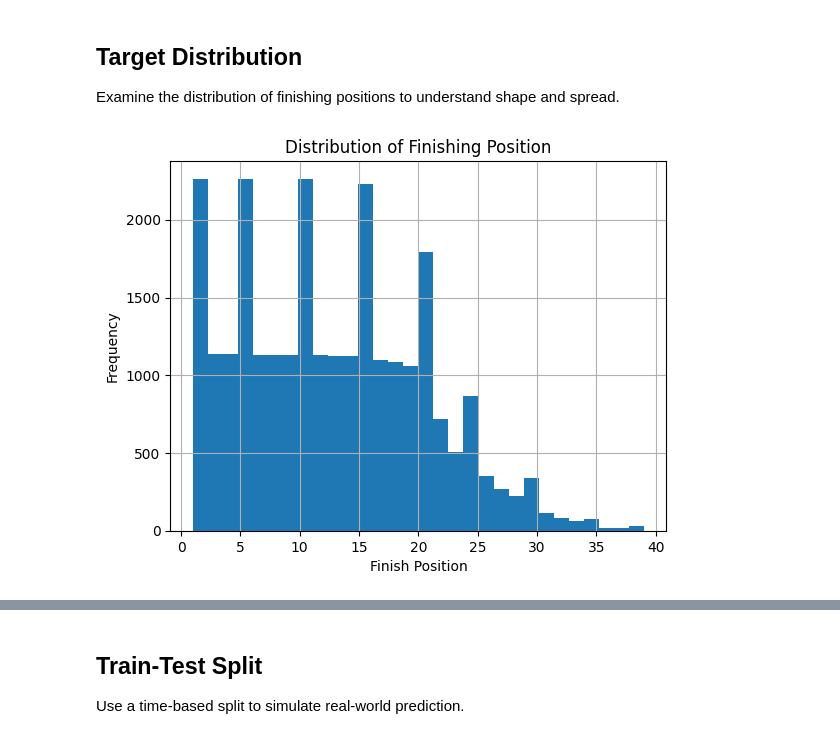
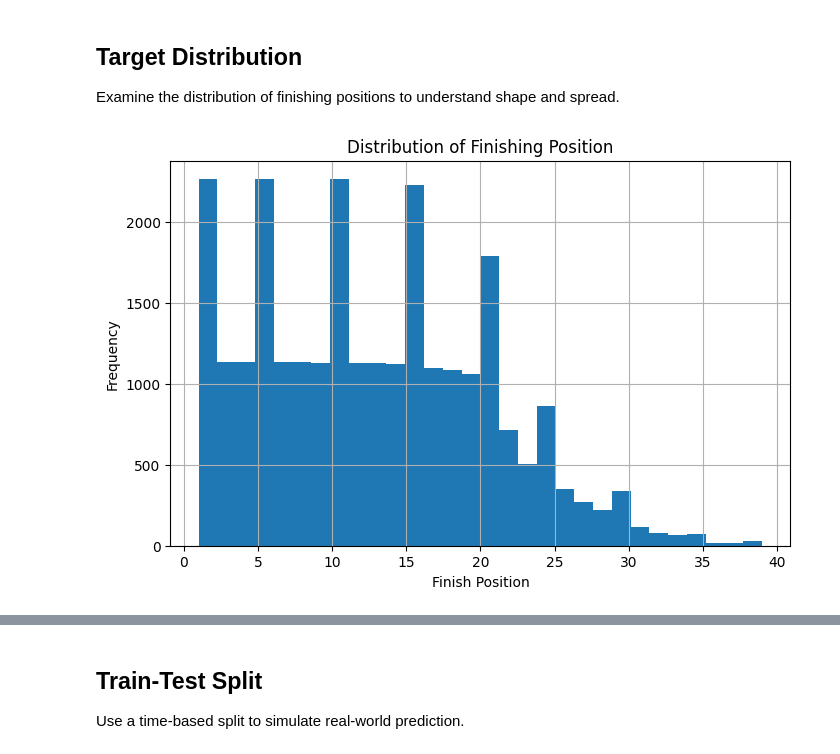
Before and after one commit to blackpaigestone/f1-worldchamp, a Jupyter notebook: 03_finishing_position_regression.ipynb, the cells around one changed output, grey strips where cells are left out. Cells and saved outputs as stored; diff of their text form; code cells hidden in the pictures.

```diff
--- a/03_finishing_position_regression.ipynb
+++ b/03_finishing_position_regression.ipynb
@@ -19,6 +18,7 @@ Load the enriched dataset containing race results, performance features, and env
 # %%
-df = pd.read_csv("data_processed/f1_master_enriched.csv")
+df = pd.read_parquet("data_processed/f1_feature_store_prerace.parquet")
+df["date"] = pd.to_datetime(df["date"], errors="coerce")
 
-df["date"] = pd.to_datetime(df["date"])
+df.shape
 df.head()
 # %% [output]
@@ -34,17 +34,17 @@ df.head()
 
 Define finishing position as the regression target using position order.
 # %%
-df["finish_position"] = df["positionOrder"]
+df["finish_position"] = pd.to_numeric(df["finish_position"], errors="coerce")
 # %% [markdown]
 ## Target Distribution
 
 Examine the distribution of finishing positions to understand shape and spread.
 # %%
-plt.figure()
-df["finish_position"].hist(bins=30)
+plt.figure(figsize=(8, 5))
+df["finish_position"].dropna().hist(bins=30)
 plt.title("Distribution of Finishing Position")
 plt.xlabel("Finish Position")
 plt.ylabel("Frequency")
 plt.show()
 # %% [output]
-[figure, old version]
+[figure, new version]
```
Also changed, not shown: parts of 68 cells of this notebook.
